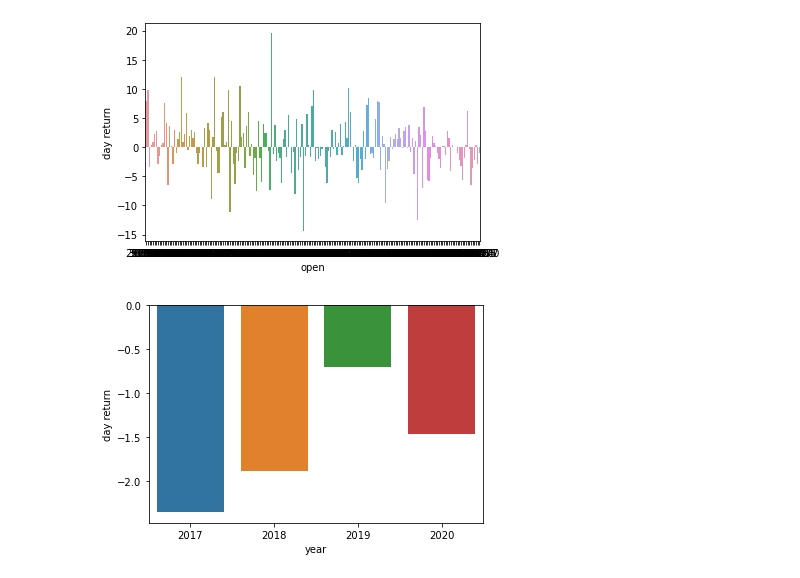
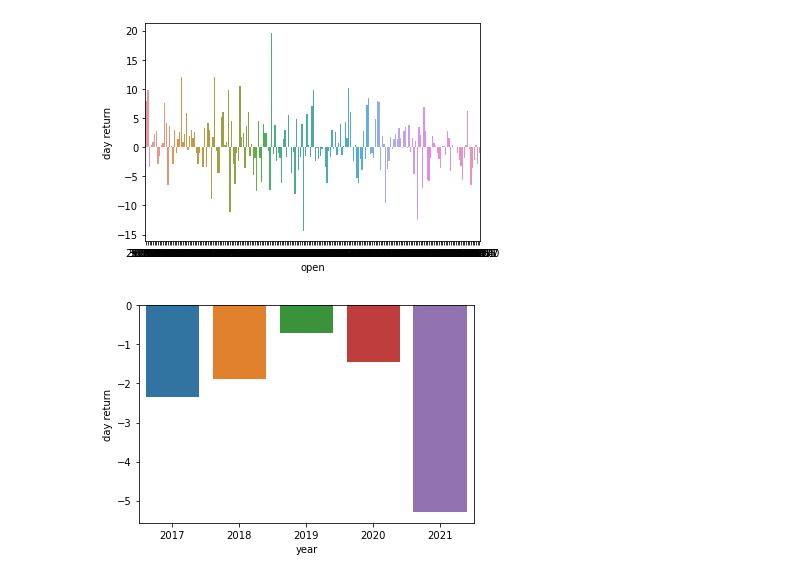
Before and after one commit to bachpx195/the_big_trade, a Jupyter notebook: TheBigTrade/dayReturn.ipynb, the cells around one changed output. Saved outputs shown, nothing was run; the diff lists cells and outputs as text; code cells hidden in the pictures.

```diff
--- a/TheBigTrade/dayReturn.ipynb
+++ b/TheBigTrade/dayReturn.ipynb
@@ -64,28 +64,31 @@ g = sns.barplot(data=bitcoin_prices.tail(200),
 # %%
 import matplotlib.pyplot as plt
 import seaborn as sns
 import numpy as np
 import pandas as pd
 bitcoin_prices['day'] = bitcoin_prices[['open']].apply(
     lambda x: x.name.day, axis=1)
 bitcoin_prices['month'] = bitcoin_prices[['open']].apply(
     lambda x: x.name.month, axis=1)
 bitcoin_prices['year'] = bitcoin_prices[['open']].apply(
     lambda x: x.name.year, axis=1)
 
 mid_autumn = bitcoin_prices.loc[(
     bitcoin_prices.month == 10) & (bitcoin_prices.day == 4) & (bitcoin_prices.year == 2017)]
 
 mid_autumn = mid_autumn.append(bitcoin_prices.loc[(
     bitcoin_prices.month == 9) & (bitcoin_prices.day == 24) & (bitcoin_prices.year == 2018)])
 
 mid_autumn = mid_autumn.append(bitcoin_prices.loc[(
     bitcoin_prices.month == 9) & (bitcoin_prices.day == 13) & (bitcoin_prices.year == 2019)])
 
 mid_autumn = mid_autumn.append(bitcoin_prices.loc[(
     bitcoin_prices.month == 10) & (bitcoin_prices.day == 1) & (bitcoin_prices.year == 2020)])
 
+mid_autumn = mid_autumn.append(bitcoin_prices.loc[(
+    bitcoin_prices.month == 9) & (bitcoin_prices.day == 21) & (bitcoin_prices.year == 2021)])
+
 g = sns.barplot(data=mid_autumn,
                 x='year', y='day return')
 # %% [output]
-[figure, old version]
+[figure, new version]
```
Also changed, not shown: parts of 1 cell of this notebook, 3 other files.
